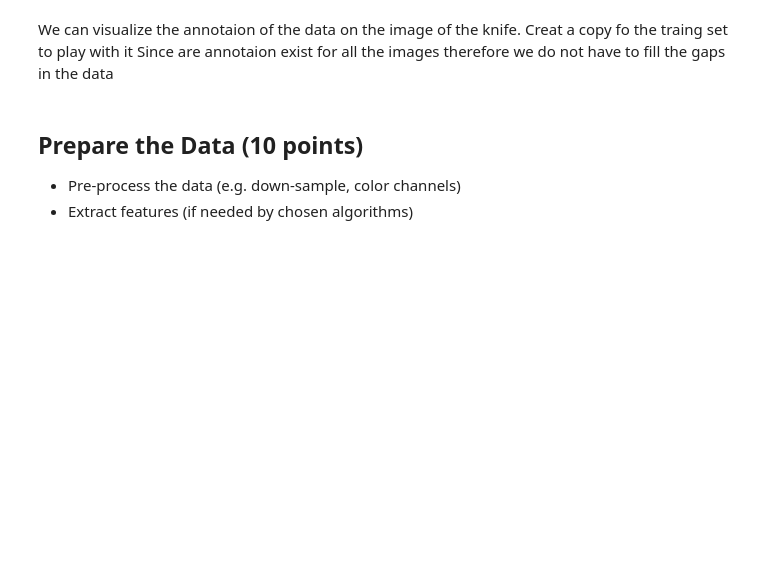
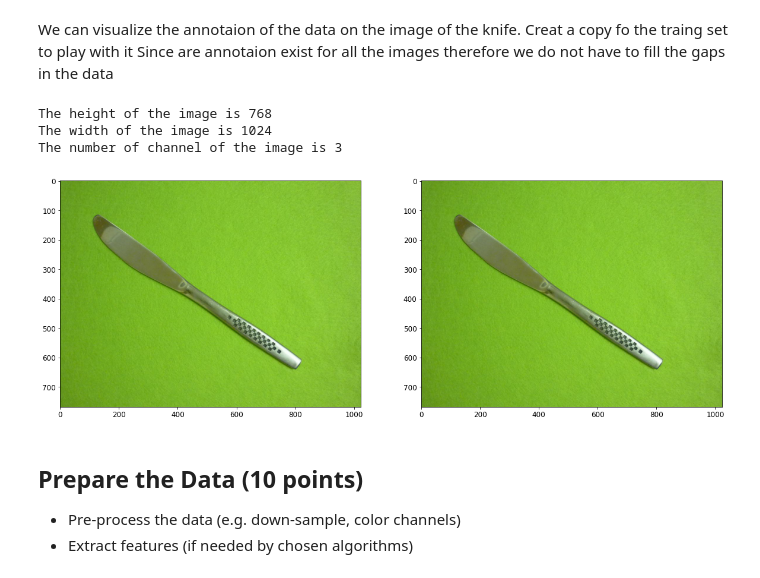
Before and after one commit to ShantanuShivankar/Machine_learning, a Jupyter notebook: RO47002_2020_2021_Final_Assignment/Final Assignment.ipynb, the cells around one changed output. Cells and saved outputs as stored; diff of their text form; code cells hidden in the pictures; blank space fills up the shorter version.

```diff
--- a/RO47002_2020_2021_Final_Assignment/Final Assignment.ipynb
+++ b/RO47002_2020_2021_Final_Assignment/Final Assignment.ipynb
@@ -175,6 +171,31 @@ Loading annotations
 We can visualize the annotaion of the data on the image of the knife.
 Creat a copy fo the traing set to play with it
 Since are annotaion exist for all the images therefore we do not have to fill the gaps in the data
+# %%
+#calculating the width and the height of the image
+import numpy as np
+
+print("The height of the image is",np.shape(I)[0])
+print("The width of the image is",np.shape(I)[1])
+print("The number of channel of the image is",np.shape(I)[2])
+
+#displaying the first image from our database with the annotations on the image
+I = plt.imread(filenames[0])
+
+plt.figure(figsize=(20,24))
+
+plt.subplot(1,2,1)
+plt.imshow(I)
+
+plt.subplot(1,2,2)
+plt.imshow(I)
+
+plt.show()
+# %% [output]
+The height of the image is 768
+The width of the image is 1024
+The number of channel of the image is 3
+[figure, added]
 # %% [markdown]
 ## Prepare the Data (10 points)
 - Pre-process the data (e.g. down-sample, color channels)
```
Also changed, not shown: parts of 1 cell of this notebook, 10 other files.
